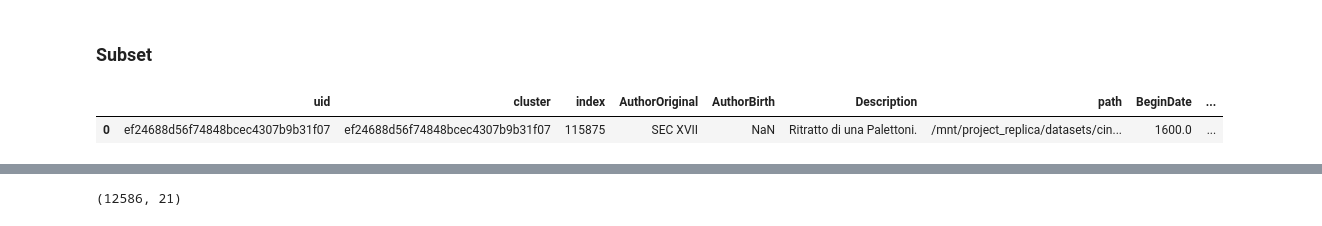
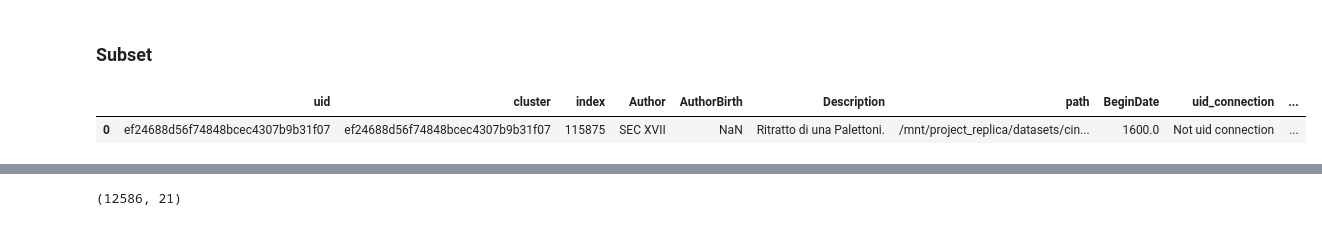
Before and after one commit to ludovicaschaerf/Cini_TDA, a Jupyter notebook: notebooks/Data.ipynb, the cells around one changed output, grey strips where cells are left out. Saved outputs shown, nothing was run; the diff lists cells and outputs as text; code cells hidden in the pictures.

```diff
--- a/notebooks/Data.ipynb
+++ b/notebooks/Data.ipynb
@@ -30,8 +30,8 @@ replica_dir = '/mnt/project_replica/datasets/cini/'
 wga_dir = '/mnt/project_replica/datasets/'
 
 
-path = '../data/original/'
-path_2 = '../data/'
-data_dir = '../data/'
-replica_dir = '../data/'
-wga_dir = '../data/'
+# path = '../data/original/'
+# path_2 = '../data/'
+# data_dir = '../data/'
+# replica_dir = '../data/'
+# wga_dir = '../data/'
@@ -275,11 +273,11 @@ data.to_csv(data_dir + 'data.csv', index=False)
 # %% [markdown]
 ### Subset
 # %%
-sample = pd.read_csv(data_dir + 'original/dedup_data_sample_wga.csv').drop(columns=['Unnamed: 0.1', 'Unnamed: 0', 'level_0'])
+sample = pd.read_csv(data_dir + 'dedup_data_sample_wga.csv').drop(columns=['Unnamed: 0.1', 'Unnamed: 0', 'level_0'])
 sample.head(1)
 # %% [output]
-|  | uid | cluster | index | AuthorOriginal | AuthorBirth | Description | path | BeginDate | ... |
-| 0 | ef24688d56f74848bcec4307b9b31f07 | ef24688d56f74848bcec4307b9b31f07 | 115875 | SEC XVII | NaN | Ritratto di una Palettoni. | /mnt/project_replica/datasets/cin... | 1600.0 | ... |
+|  | uid | cluster | index | Author | AuthorBirth | Description | path | BeginDate | uid_connection | ... |
+| 0 | ef24688d56f74848bcec4307b9b31f07 | ef24688d56f74848bcec4307b9b31f07 | 115875 | SEC XVII | NaN | Ritratto di una Palettoni. | /mnt/project_replica/datasets/cin... | 1600.0 | Not uid connection | ... |
 # %%
 in_sample = list(sample.uid.unique())
 
```
Also changed, not shown: parts of 15 cells of this notebook, 2 other files.
